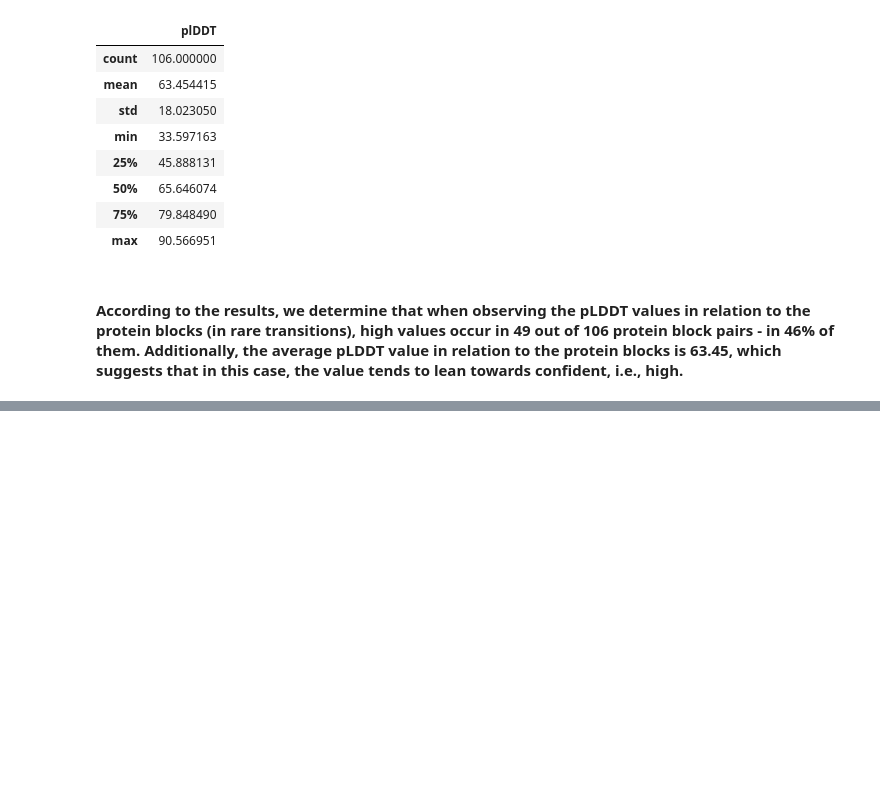
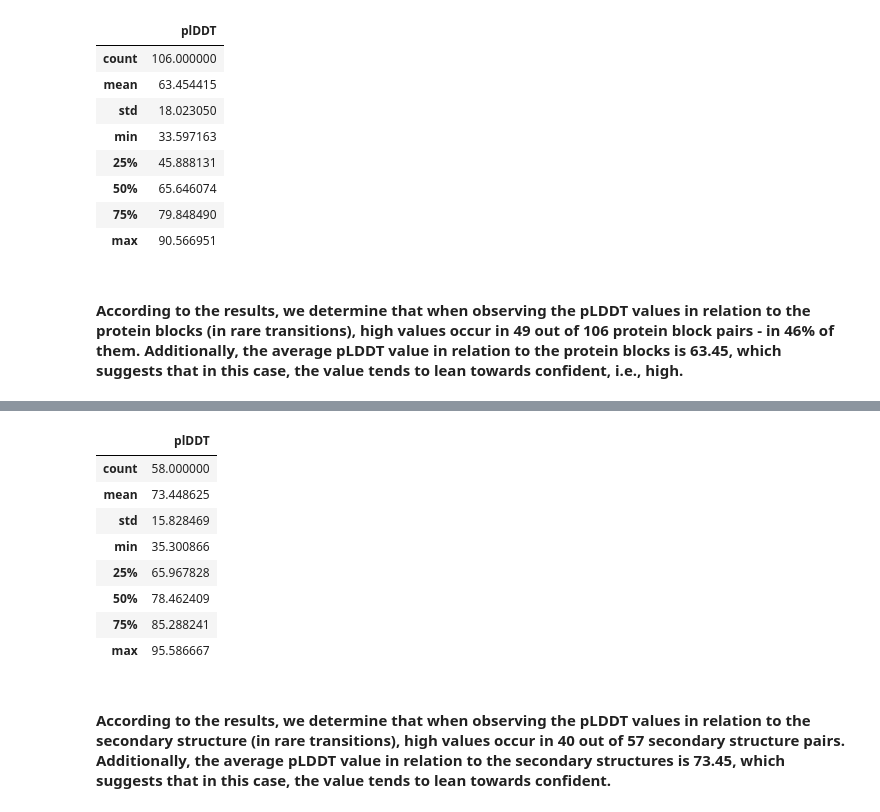
Before and after one commit to djurdjam02/DataMiningProject, a Jupyter notebook: project.ipynb, the cells around one changed output, grey strips where cells are left out. Saved outputs shown, nothing was run; the diff lists cells and outputs as text; code cells hidden in the pictures; blank space fills up the shorter version.

```diff
--- a/project.ipynb
+++ b/project.ipynb
@@ -303,0 +368,14 @@ plddt_pb.describe()
+# %%
+plddt_ss.describe()
+# %% [output]
+|  | plDDT |
+| count | 58.000000 |
+| mean | 73.448625 |
+| std | 15.828469 |
+| min | 35.300866 |
+| 25% | 65.967828 |
+| 50% | 78.462409 |
+| 75% | 85.288241 |
+| max | 95.586667 |
+# %% [markdown]
+#### According to the results, we determine that when observing the pLDDT values in relation to the secondary structure (in rare transitions), high values occur in 40 out of 57 secondary structure pairs. Additionally, the average pLDDT value in relation to the secondary structures is 73.45, which suggests that in this case, the value tends to lean towards confident.
```
Also changed, not shown: parts of 16 cells of this notebook.
